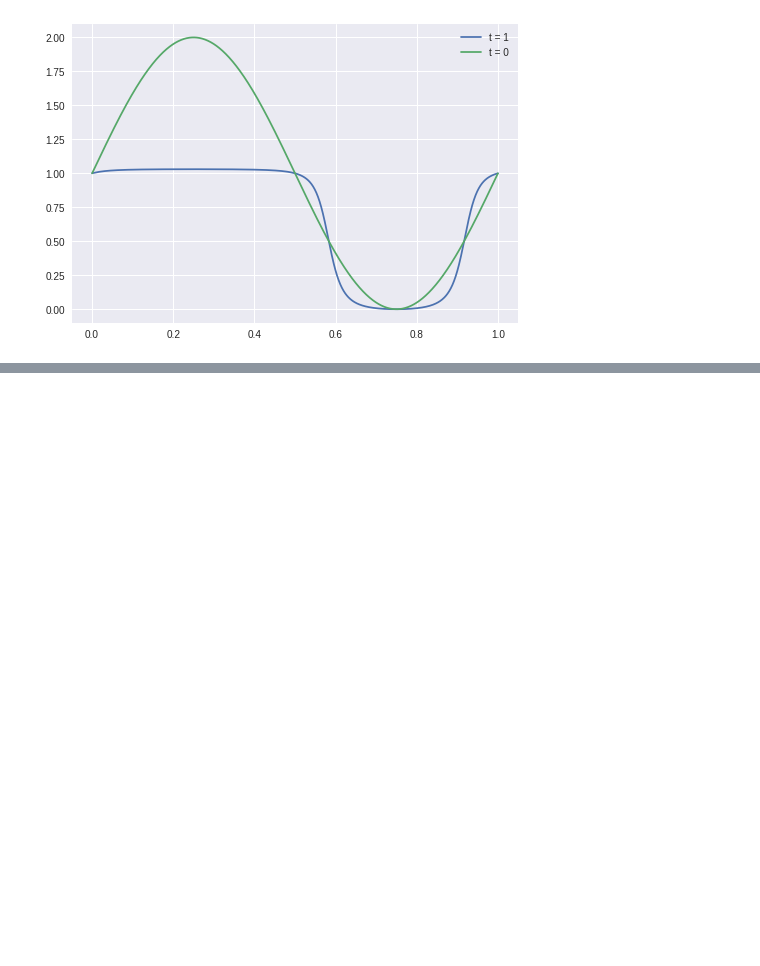
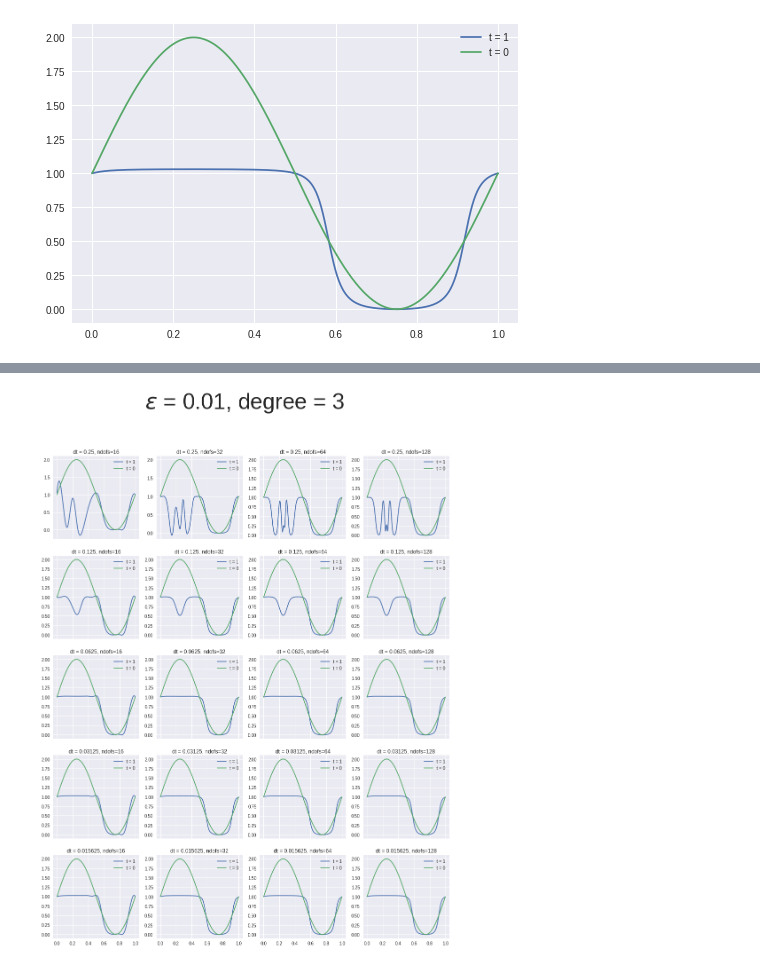
Before and after one commit to KristerJazz/P1.4_seed, a Jupyter notebook: final_project/final_project_2019-2020.ipynb, the cells around one changed output, grey strips where cells are left out. Saved outputs shown, nothing was run; the diff lists cells and outputs as text; code cells hidden in the pictures; blank space fills up the shorter version.

```diff
--- a/final_project/final_project_2019-2020.ipynb
+++ b/final_project/final_project_2019-2020.ipynb
@@ -351,0 +365,7 @@ plot_varying_parameters()
+# %%
+eps = 0.01
+degree = 3
+
+plot_varying_parameters(eps, degree)
+# %% [output]
+[figure, added]
```
Also changed, not shown: parts of 7 cells of this notebook.
